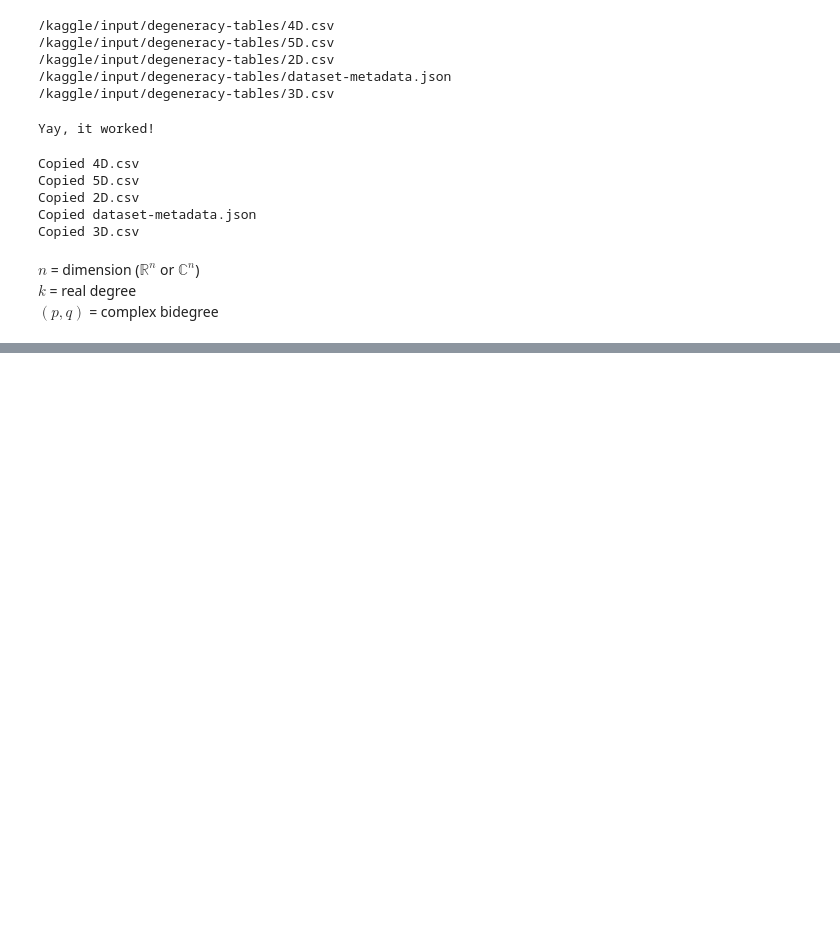
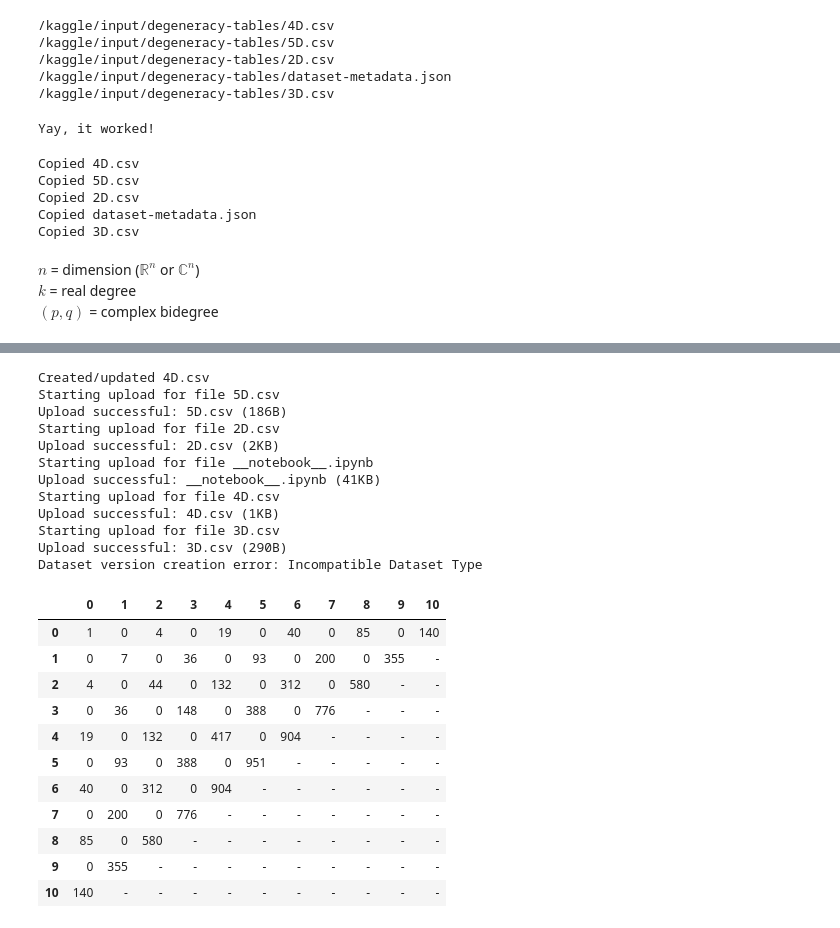
Before and after one commit to tkiran27/Harmonic_Bases_and_Degeneracy_Tables, a Jupyter notebook: harmonic-invariant-basis.ipynb, the cells around one changed output, grey strips where cells are left out. Drawn from its saved outputs; the diff is of its cells as text; code cells hidden in the pictures; blank space fills up the shorter version.

Commit message:
Kaggle | Generalized for any finite cyclic group

```diff
--- a/harmonic-invariant-basis.ipynb
+++ b/harmonic-invariant-basis.ipynb
@@ -87,7 +88,7 @@ np_complex = sp.sqrt(mag_complex)**(2-2*n)
 # Cyclic group (roots of unity) for lens spaces
 m=5
 zeta = exp(2*pi*I/m)
-g = diag(zeta, zeta**(-1))
+g = diag(zeta, zeta**(3))
 G = FiniteSet()
 for i in range(m):
     G += FiniteSet(g**i)
@@ -326,7 +330,7 @@ def clear_csvs():
 # Creates a degeneracy table for a lens space with all 0 <= p,q <= deg
 # If there's already an entry for the lens space, this function finds it in the dataset
 # Otherwise it adds the new table to the dataset
-def degeneracy_table(k,ls,deg):
+def lens_table(k, ls, deg):
     N = len(ls)
     lens = make_lens_str(k,ls)
     # file = 'n=' + str(N) + '.csv'
@@ -376,0 +359,58 @@ Dataset version creation error: Incompatible Dataset Type
+# %%
+def degeneracy_table(generator, deg):
+    N = sqrt(len(generator))
+    name = str(generator)
+    file = str(N) + 'D.csv'
+    path = "/kaggle/working/" + file
+    if find_file(file):
+        try:
+            data = pd.read_csv(path)
+        except pd.errors.EmptyDataError:
+            data = pd.DataFrame()
+    else:
+        data = pd.DataFrame()
+    if name not in data or deg >= len(clean_col(data,name)):
+        G = make_group(generator)
+        f = F_gen(G)
+        T = taylor_coeffs(f,deg)
+        if name in data:
+            data = data.drop(columns=[name])
+        new = pd.DataFrame({name:T})
+        added = data.merge(new, left_index = True, right_index = True, how = 'outer')
+        added.to_csv(path, index = False)
+        print("Created/updated " + file)
+        update_data()
+    else:
+        T = clean_col(data,name)
+    return pd.DataFrame(T)
+# %%
+M=Matrix([[0,I,0,0],
+         [I,0,0,0],
+         [0,0,0,I],
+         [0,0,I,0]])
+degeneracy_table(M,10)
+# %% [output]
+Created/updated 4D.csv
+Starting upload for file 5D.csv
+Upload successful: 5D.csv (186B)
+Starting upload for file 2D.csv
+Upload successful: 2D.csv (2KB)
+Starting upload for file __notebook__.ipynb
+Upload successful: __notebook__.ipynb (41KB)
+Starting upload for file 4D.csv
+Upload successful: 4D.csv (1KB)
+Starting upload for file 3D.csv
+Upload successful: 3D.csv (290B)
+Dataset version creation error: Incompatible Dataset Type
+|  | 0 | 1 | 2 | 3 | 4 | 5 | 6 | 7 | 8 | 9 | 10 |
+| 0 | 1 | 0 | 4 | 0 | 19 | 0 | 40 | 0 | 85 | 0 | 140 |
+| 1 | 0 | 7 | 0 | 36 | 0 | 93 | 0 | 200 | 0 | 355 | - |
+| 2 | 4 | 0 | 44 | 0 | 132 | 0 | 312 | 0 | 580 | - | - |
+| 3 | 0 | 36 | 0 | 148 | 0 | 388 | 0 | 776 | - | - | - |
+| 4 | 19 | 0 | 132 | 0 | 417 | 0 | 904 | - | - | - | - |
+| 5 | 0 | 93 | 0 | 388 | 0 | 951 | - | - | - | - | - |
+| 6 | 40 | 0 | 312 | 0 | 904 | - | - | - | - | - | - |
+| 7 | 0 | 200 | 0 | 776 | - | - | - | - | - | - | - |
+| 8 | 85 | 0 | 580 | - | - | - | - | - | - | - | - |
+| 9 | 0 | 355 | - | - | - | - | - | - | - | - | - |
+| 10 | 140 | - | - | - | - | - | - | - | - | - | - |
```
Also changed, not shown: parts of 14 cells of this notebook.
